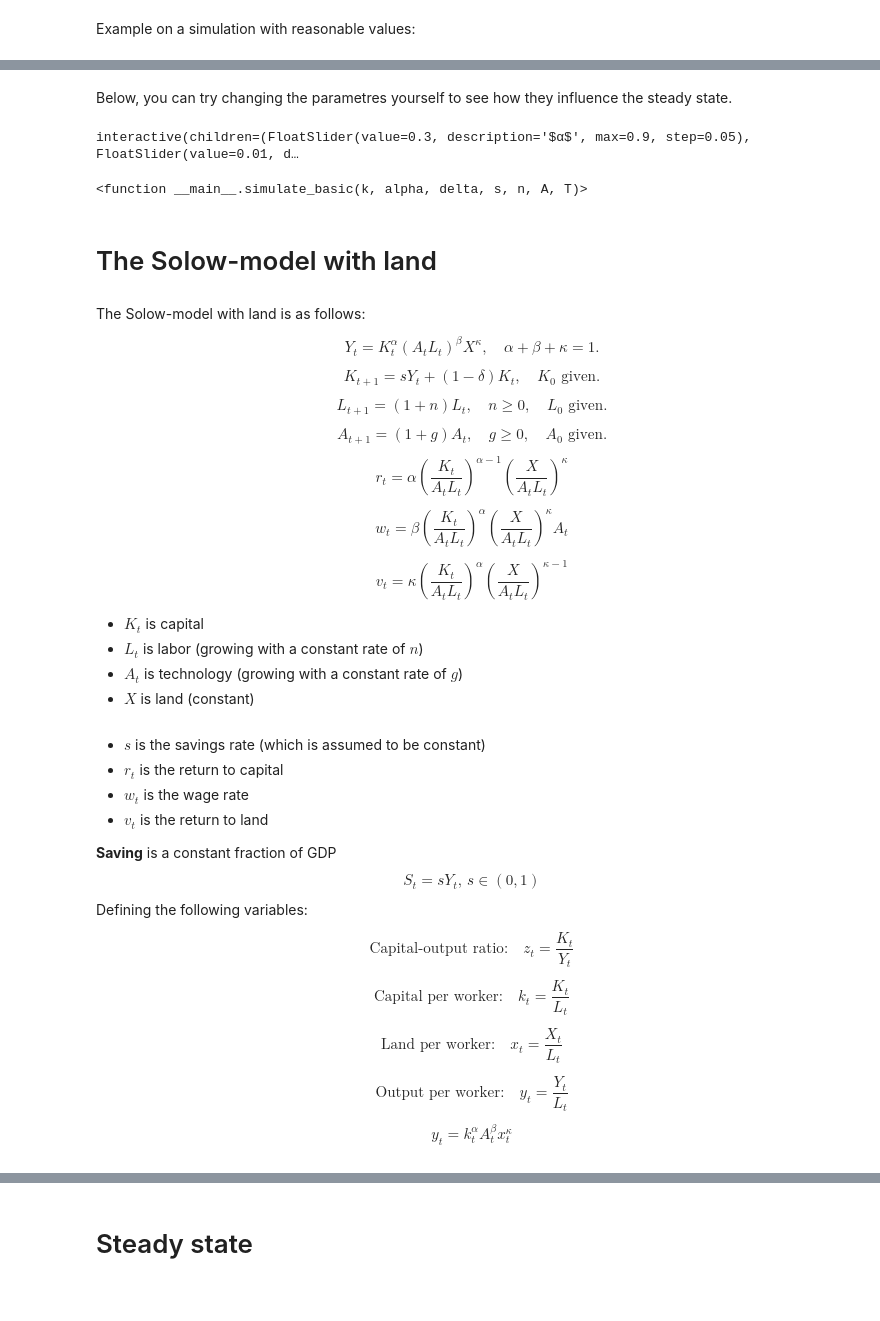
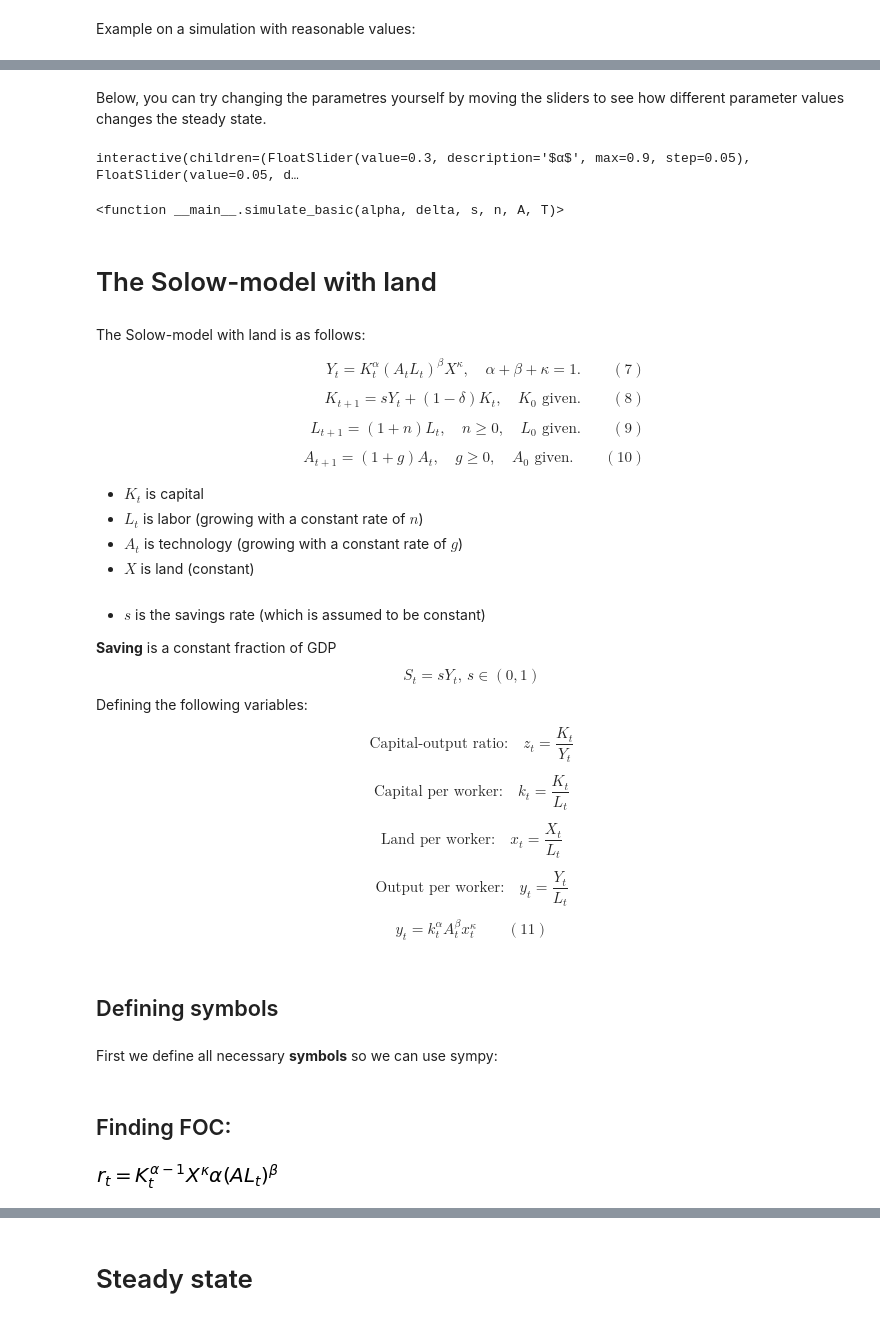
Before and after one commit to NumEconCopenhagen/projects-2019-tm-and-mp, a Jupyter notebook: modelproject/modelproject.ipynb, the cells around one changed output, grey strips where cells are left out. Saved outputs shown, nothing was run; the diff lists cells and outputs as text; code cells hidden in the pictures.

```diff
--- a/modelproject/modelproject.ipynb
+++ b/modelproject/modelproject.ipynb
@@ -138,45 +144,32 @@ simulate_basic(0,1/3,0.01,0.4,0.01,1,200)
 # %% [markdown]
-Below, you can try changing the parametres yourself to see how they influence the steady state.
+Below, you can try changing the parametres yourself by moving the sliders to see how different parameter values changes the steady state.
 # %%
 widgets.interact(simulate_basic,
-                k = widgets.fixed(0),
                 alpha = widgets.FloatSlider(description = '$\u03B1$' , min = 0 , max = 0.9 , step = 0.05 , value = 0.3),
-                delta = widgets.FloatSlider(description = '$\u03B4$' , min = 0 , max = 0.1 , step = 0.01 , value = 0.01),
-                s = widgets.FloatSlider(description = 's' , min = 0.01 , max = 0.8 , step = 0.05 , value = 0.4),
-                n = widgets.FloatSlider(description ='$n$', min = 0.01 , max = 0.1 , step = 0.005, value = 0.01),
+                delta = widgets.FloatSlider(description = '$\u03B4$' , min = 0 , max = 0.1 , step = 0.01 , value = 0.05),
+                s = widgets.FloatSlider(description = 's' , min = 0 , max = 0.8 , step = 0.05 , value = 0.3),
+                n = widgets.FloatSlider(description ='$n$', min = 0 , max = 0.1 , step = 0.005, value = 0.01),
                 A = widgets.fixed(1),
-                T = widgets.IntSlider(description='$T$' , min = 1, max = 1000, step = 10, value = 100))
+                T = widgets.IntSlider(description='$T$' , min = 0, max = 200, step = 10, value = 50))
 # %% [output]
-interactive(children=(FloatSlider(value=0.3, description='$α$', max=0.9, step=0.05), FloatSlider(value=0.01, d…
+interactive(children=(FloatSlider(value=0.3, description='$α$', max=0.9, step=0.05), FloatSlider(value=0.05, d…
-<function __main__.simulate_basic(k, alpha, delta, s, n, A, T)>
+<function __main__.simulate_basic(alpha, delta, s, n, A, T)>
 # %% [markdown]
 # The Solow-model with land
 # %% [markdown]
 The Solow-model with land is as follows:
-
-$$ Y_t = K_t^{\alpha}(A_tL_t)^{\beta}X^{\kappa}, \quad \alpha + \beta + \kappa = 1. $$
-
-$$ K_{t+1} = sY_t+(1-\delta)K_t, \quad K_0 \text{ given}. $$
-
-$$ L_{t+1} = (1+n)L_t, \quad n≥0, \quad L_0 \text{ given}. $$
-
-$$ A_{t+1} = (1+g)A_t, \quad g≥0, \quad A_0 \text{ given}. $$
-
-$$ r_t = \alpha \left(\frac{K_t}{A_t L_t}\right)^{\alpha-1} \left(\frac{X}{A_t L_t}\right)^\kappa $$
-
-$$ w_t = \beta \left(\frac{K_t}{A_t L_t}\right)^{\alpha} \left(\frac{X}{A_t L_t}\right)^\kappa A_t $$
-
-$$ v_t = \kappa \left(\frac{K_t}{A_t L_t}\right)^{\alpha} \left(\frac{X}{A_t L_t}\right)^{\kappa-1} $$
-
+\begin{align}
+Y_t = K_t^{\alpha}(A_tL_t)^{\beta}X^{\kappa}, \quad \alpha + \beta + \kappa = 1. \quad \quad (7) \\ \\
+K_{t+1} = sY_t+(1-\delta)K_t, \quad K_0 \text{ given}. \quad \quad (8) \\ \\
+L_{t+1} = (1+n)L_t, \quad n≥0, \quad L_0 \text{ given}. \quad \quad (9) \\ \\
+A_{t+1} = (1+g)A_t, \quad g≥0, \quad A_0 \text{ given}. \quad \quad (10)
+\end{align}
 * $K_t$ is capital
 * $L_t$ is labor (growing with a constant rate of $n$)
 * $A_t$ is technology (growing with a constant rate of $g$)
 * $X$ is land (constant)
 <br> <br>
 * $s$ is the savings rate (which is assumed to be constant)
-* $r_t$ is the return to capital
-* $w_t$ is the wage rate
-* $v_t$ is the return to land
 
 **Saving** is a constant fraction of GDP
 $$ S_t = sY_t,\,s\in(0,1) $$
@@ -190,4 +183,25 @@ $$ \text{Land per worker:} \quad x_t=\frac{X_t}{L_t} $$
 
 $$ \text{Output per worker:} \quad y_t=\frac{Y_t}{L_t} $$
 
-$$ y_t = k_t^\alpha A_t^\beta x_t^\kappa $$
+$$ y_t = k_t^\alpha A_t^\beta x_t^\kappa \quad \quad (11)$$
+# %% [markdown]
+## Defining symbols
+# %% [markdown]
+First we define all necessary **symbols** so we can use sympy:
+# %%
+z = sm.symbols('z_t')
+v = sm.symbols('v_t')
+beta = sm.symbols('beta')
+kappa = sm.symbols('kappa')
+zstar = sm.symbols('z^*')
+x = sm.symbols('x_t')
+X = sm.symbols('X')
+A0 = sm.symbols('A_0')
+L0 = sm.symbols('L_0')
+# %% [markdown]
+## Finding FOC:
+# %%
+r_foc_land = sm.simplify(sm.diff(K**alpha*(A*L)**beta*X**kappa,K))
+sm.Eq(r, r_foc_land)
+# %% [output]
+[figure, added]
```
Also changed, not shown: parts of 28 cells of this notebook.
